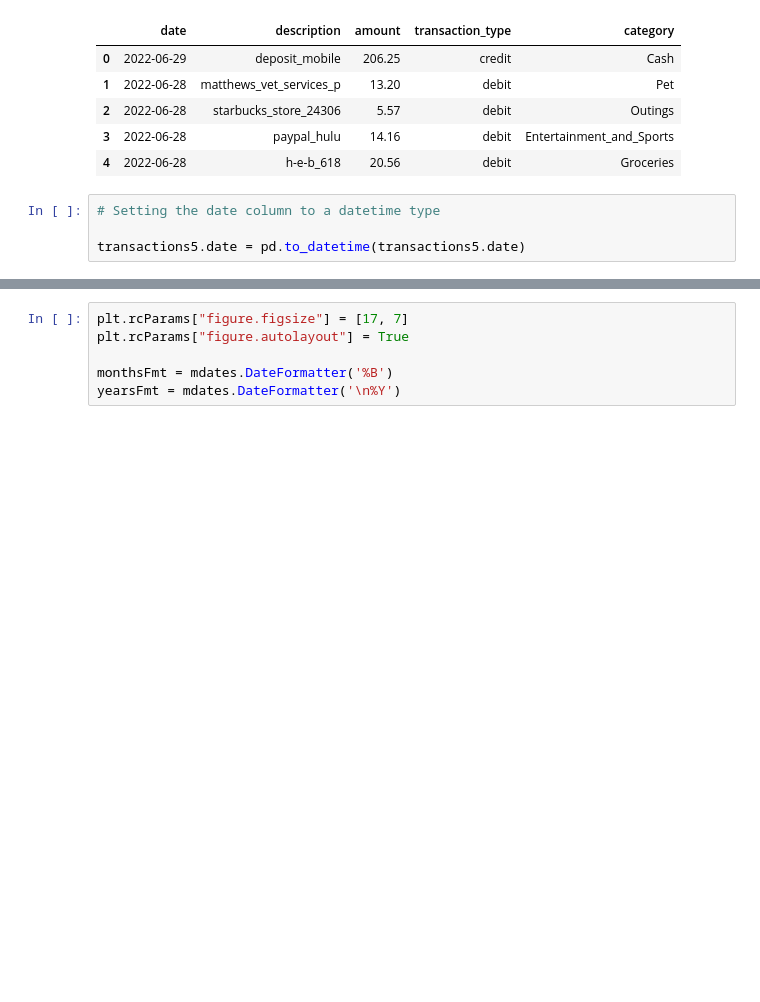
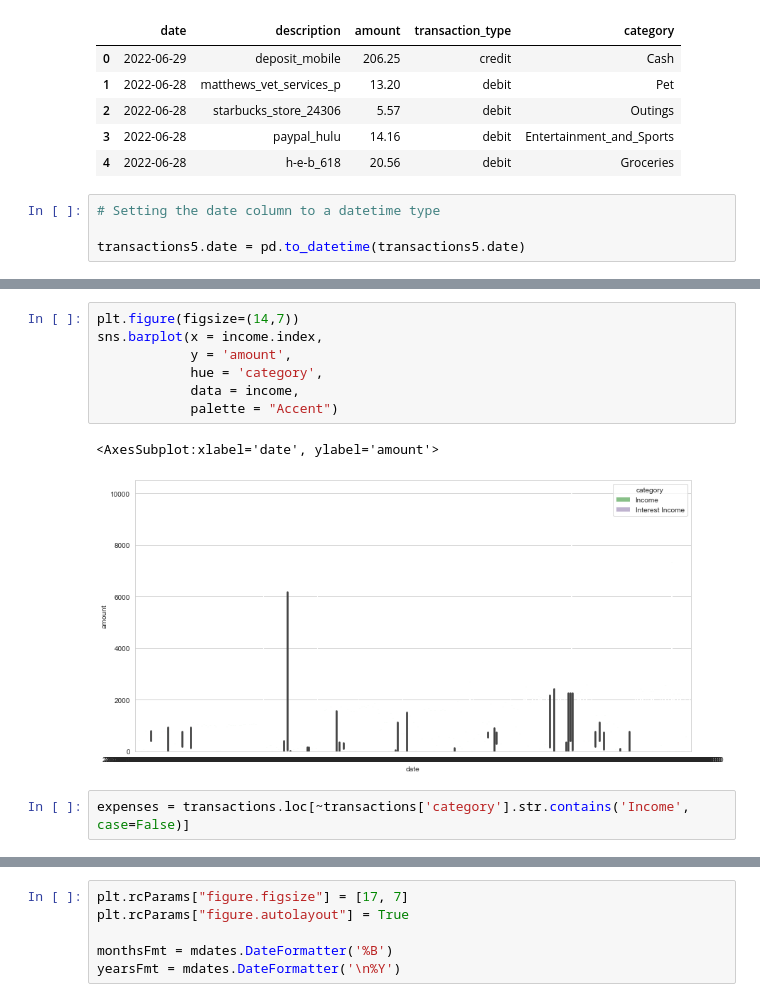
Before and after one commit to Severina7/personal_project, a Jupyter notebook: personal_project.ipynb, the cells around one changed output, grey strips where cells are left out. Saved outputs shown, nothing was run; the diff lists cells and outputs as text; blank space fills up the shorter version.

```diff
--- a/personal_project.ipynb
+++ b/personal_project.ipynb
@@ -584,0 +575,12 @@ transactions.head()
+# %%
+plt.figure(figsize=(14,7))
+sns.barplot(x = income.index,
+            y = 'amount',
+            hue = 'category',
+            data = income,
+            palette = "Accent")
+# %% [output]
+<AxesSubplot:xlabel='date', ylabel='amount'>
+[figure, added]
+# %%
+expenses = transactions.loc[~transactions['category'].str.contains('Income', case=False)]
```
Also changed, not shown: parts of 44 cells of this notebook.
